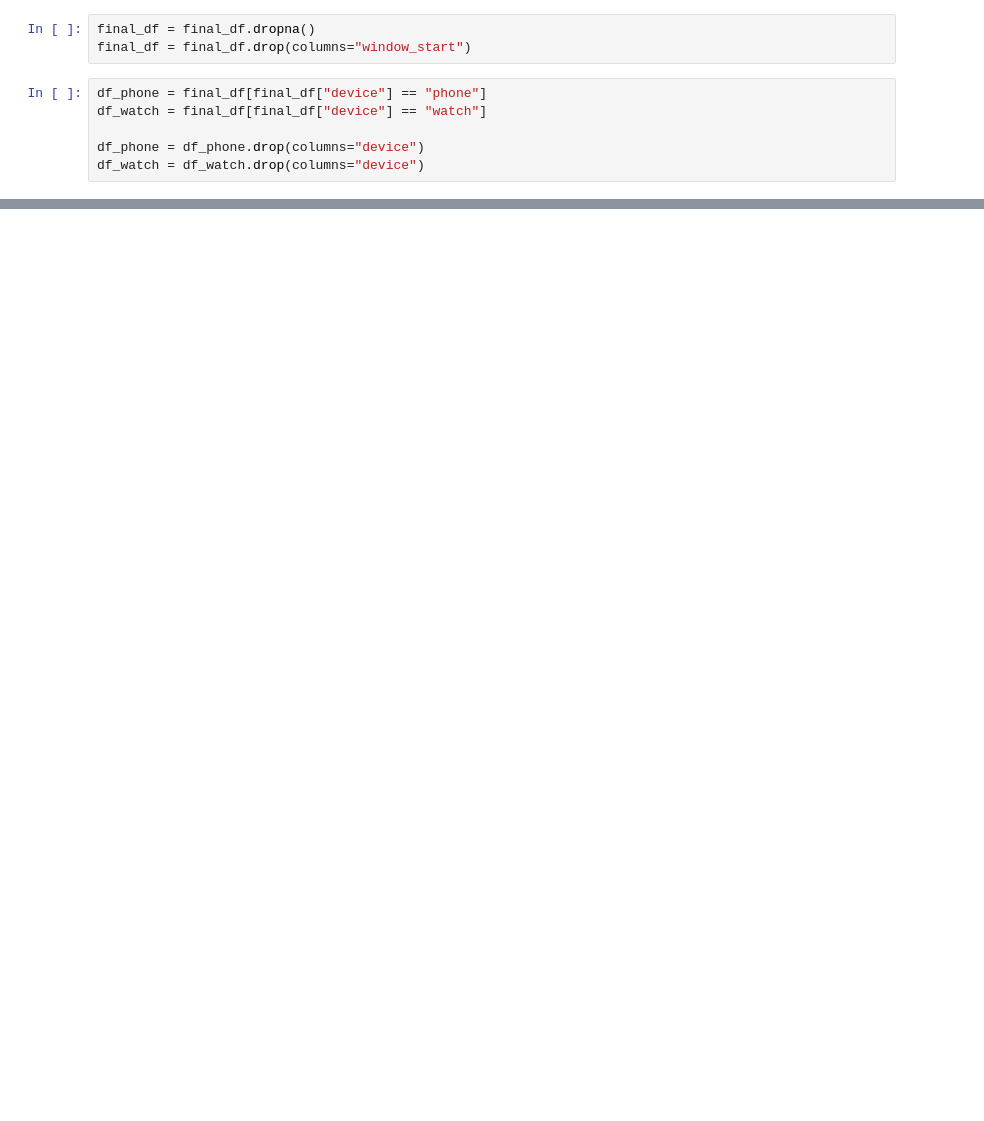
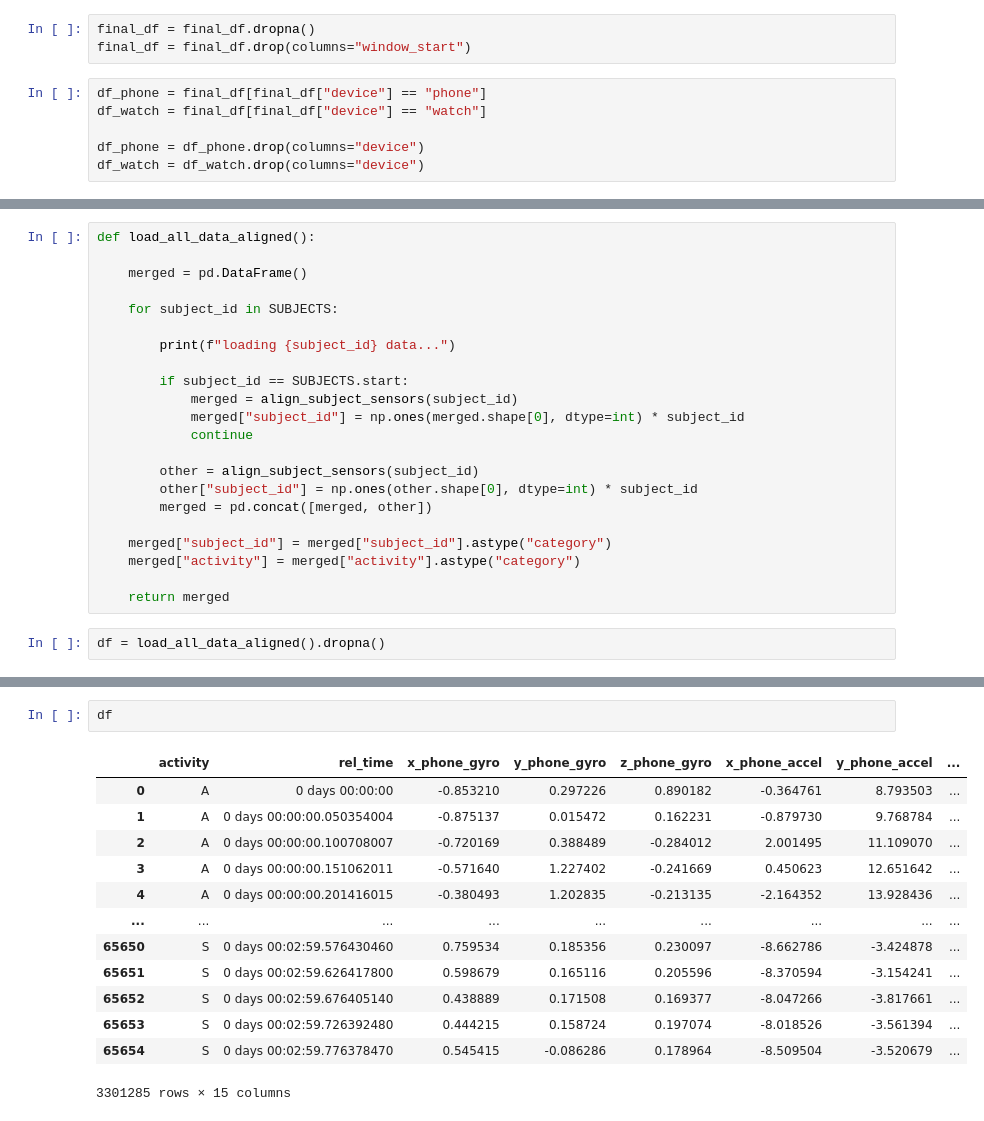
Before and after one commit to netinova/wisdm-activity-predictor, a Jupyter notebook: notebooks/eda.ipynb, the cells around one changed output, grey strips where cells are left out. Saved outputs shown, nothing was run; the diff lists cells and outputs as text; blank space fills up the shorter version.

```diff
--- a/notebooks/eda.ipynb
+++ b/notebooks/eda.ipynb
@@ -549,0 +638,24 @@ Best Cross-Validation f1: 0.8357
+# %%
+def load_all_data_aligned():
+
+    merged = pd.DataFrame()
+
+    for subject_id in SUBJECTS:
+
+        print(f"loading {subject_id} data...")
+
+        if subject_id == SUBJECTS.start:
+            merged = align_subject_sensors(subject_id)
+            merged["subject_id"] = np.ones(merged.shape[0], dtype=int) * subject_id
+            continue
+
+        other = align_subject_sensors(subject_id)
+        other["subject_id"] = np.ones(other.shape[0], dtype=int) * subject_id
+        merged = pd.concat([merged, other])
+
+    merged["subject_id"] = merged["subject_id"].astype("category")
+    merged["activity"] = merged["activity"].astype("category")
+
+    return merged
+# %%
+df = load_all_data_aligned().dropna()
@@ -549,0 +680,16 @@ Best Cross-Validation f1: 0.8357
+# %%
+df
+# %% [output]
+|  | activity | rel_time | x_phone_gyro | y_phone_gyro | z_phone_gyro | x_phone_accel | y_phone_accel | ... |
+| 0 | A | 0 days 00:00:00 | -0.853210 | 0.297226 | 0.890182 | -0.364761 | 8.793503 | ... |
+| 1 | A | 0 days 00:00:00.050354004 | -0.875137 | 0.015472 | 0.162231 | -0.879730 | 9.768784 | ... |
+| 2 | A | 0 days 00:00:00.100708007 | -0.720169 | 0.388489 | -0.284012 | 2.001495 | 11.109070 | ... |
+| 3 | A | 0 days 00:00:00.151062011 | -0.571640 | 1.227402 | -0.241669 | 0.450623 | 12.651642 | ... |
+| 4 | A | 0 days 00:00:00.201416015 | -0.380493 | 1.202835 | -0.213135 | -2.164352 | 13.928436 | ... |
+| ... | ... | ... | ... | ... | ... | ... | ... | ... |
+| 65650 | S | 0 days 00:02:59.576430460 | 0.759534 | 0.185356 | 0.230097 | -8.662786 | -3.424878 | ... |
+| 65651 | S | 0 days 00:02:59.626417800 | 0.598679 | 0.165116 | 0.205596 | -8.370594 | -3.154241 | ... |
+| 65652 | S | 0 days 00:02:59.676405140 | 0.438889 | 0.171508 | 0.169377 | -8.047266 | -3.817661 | ... |
+| 65653 | S | 0 days 00:02:59.726392480 | 0.444215 | 0.158724 | 0.197074 | -8.018526 | -3.561394 | ... |
+| 65654 | S | 0 days 00:02:59.776378470 | 0.545415 | -0.086286 | 0.178964 | -8.509504 | -3.520679 | ... |
+3301285 rows × 15 columns
```
Also changed, not shown: parts of 17 cells of this notebook.
